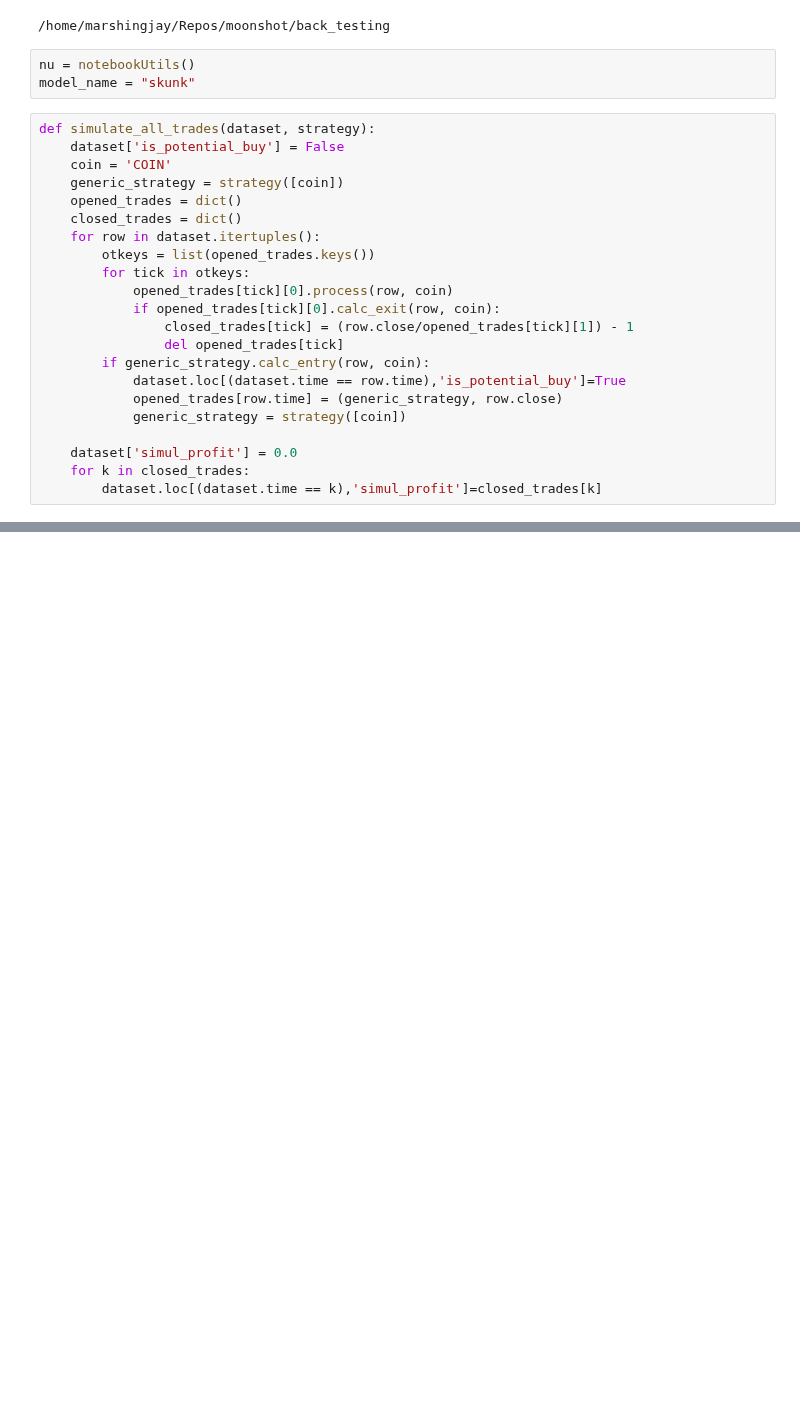
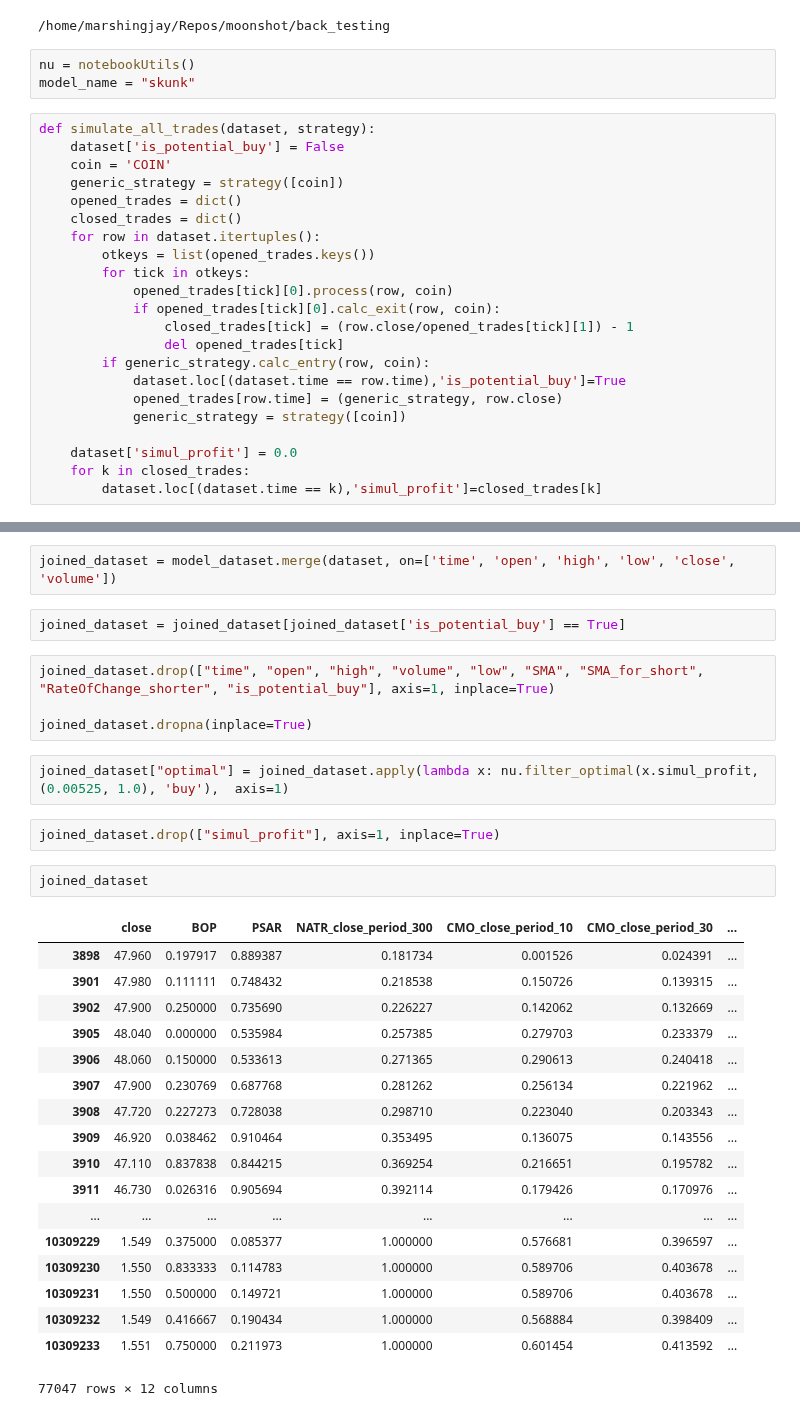
Before and after one commit to lowrollr/moonshot, a Jupyter notebook: back_testing/v2/research/notebooks/bad_points_classifier/bad_points.ipynb, the cells around one changed output, grey strips where cells are left out. Drawn from its saved outputs; the diff is of its cells as text; blank space fills up the shorter version.

Commit message:
strategy optimized model

```diff
--- a/back_testing/v2/research/notebooks/bad_points_classifier/bad_points.ipynb
+++ b/back_testing/v2/research/notebooks/bad_points_classifier/bad_points.ipynb
@@ -121,0 +156,33 @@ is_buy_opp
+# %%
+joined_dataset = model_dataset.merge(dataset, on=['time', 'open', 'high', 'low', 'close', 'volume'])
+# %%
+joined_dataset = joined_dataset[joined_dataset['is_potential_buy'] == True]
+# %%
+joined_dataset.drop(["time", "open", "high", "volume", "low", "SMA", "SMA_for_short", "RateOfChange_shorter", "is_potential_buy"], axis=1, inplace=True)
+
+joined_dataset.dropna(inplace=True)
+# %%
+joined_dataset["optimal"] = joined_dataset.apply(lambda x: nu.filter_optimal(x.simul_profit, (0.00525, 1.0), 'buy'),  axis=1)
+# %%
+joined_dataset.drop(["simul_profit"], axis=1, inplace=True)
+# %%
+joined_dataset
+# %% [output]
+|  | close | BOP | PSAR | NATR_close_period_300 | CMO_close_period_10 | CMO_close_period_30 | ... |
+| 3898 | 47.960 | 0.197917 | 0.889387 | 0.181734 | 0.001526 | 0.024391 | ... |
+| 3901 | 47.980 | 0.111111 | 0.748432 | 0.218538 | 0.150726 | 0.139315 | ... |
+| 3902 | 47.900 | 0.250000 | 0.735690 | 0.226227 | 0.142062 | 0.132669 | ... |
+| 3905 | 48.040 | 0.000000 | 0.535984 | 0.257385 | 0.279703 | 0.233379 | ... |
+| 3906 | 48.060 | 0.150000 | 0.533613 | 0.271365 | 0.290613 | 0.240418 | ... |
+| 3907 | 47.900 | 0.230769 | 0.687768 | 0.281262 | 0.256134 | 0.221962 | ... |
+| 3908 | 47.720 | 0.227273 | 0.728038 | 0.298710 | 0.223040 | 0.203343 | ... |
+| 3909 | 46.920 | 0.038462 | 0.910464 | 0.353495 | 0.136075 | 0.143556 | ... |
+| 3910 | 47.110 | 0.837838 | 0.844215 | 0.369254 | 0.216651 | 0.195782 | ... |
+| 3911 | 46.730 | 0.026316 | 0.905694 | 0.392114 | 0.179426 | 0.170976 | ... |
+| ... | ... | ... | ... | ... | ... | ... | ... |
+| 10309229 | 1.549 | 0.375000 | 0.085377 | 1.000000 | 0.576681 | 0.396597 | ... |
+| 10309230 | 1.550 | 0.833333 | 0.114783 | 1.000000 | 0.589706 | 0.403678 | ... |
+| 10309231 | 1.550 | 0.500000 | 0.149721 | 1.000000 | 0.589706 | 0.403678 | ... |
+| 10309232 | 1.549 | 0.416667 | 0.190434 | 1.000000 | 0.568884 | 0.398409 | ... |
+| 10309233 | 1.551 | 0.750000 | 0.211973 | 1.000000 | 0.601454 | 0.413592 | ... |
+77047 rows × 12 columns
```
Also changed, not shown: parts of 18 cells of this notebook.
